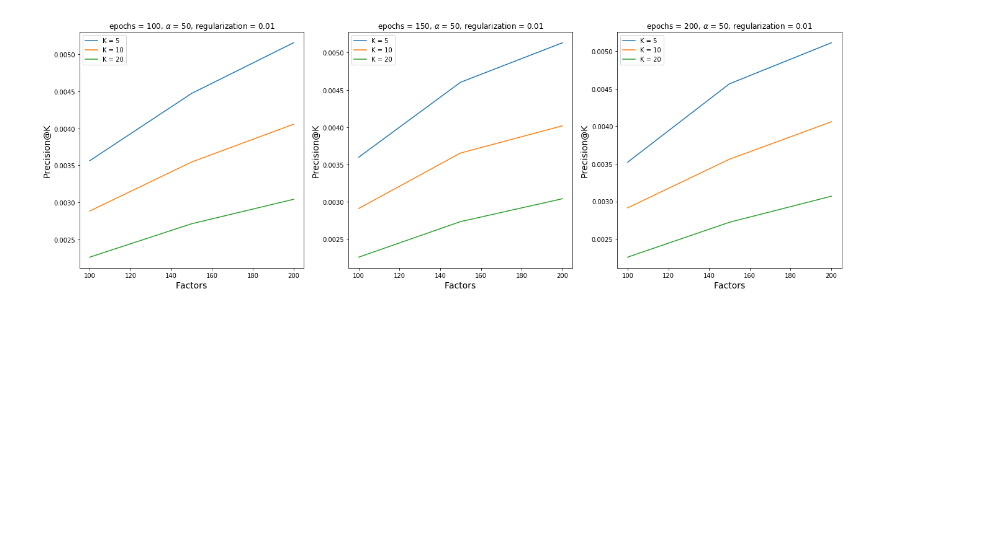
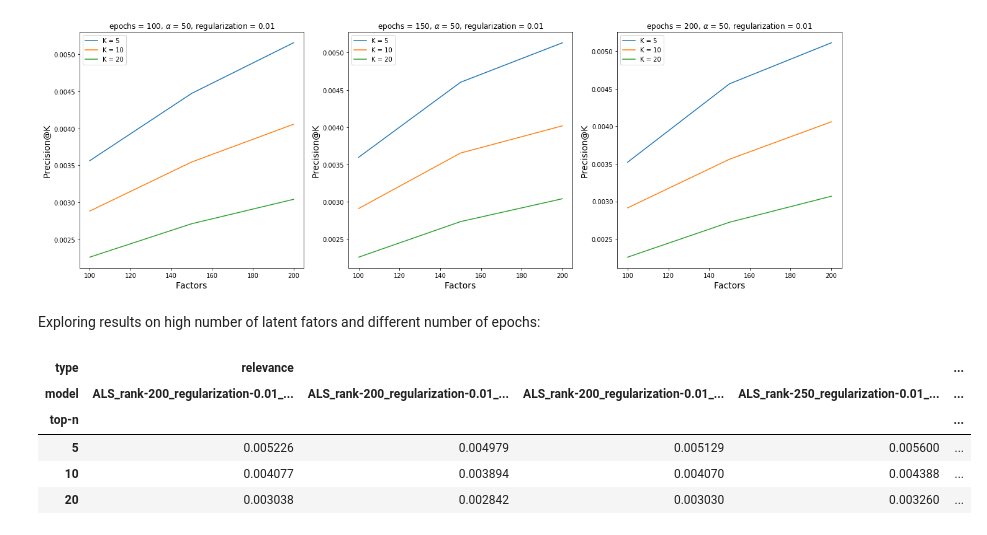
Before and after one commit to dKustura/kiva-cf, a Jupyter notebook: Result analysis.ipynb, the cells around one changed output. Saved outputs shown, nothing was run; the diff lists cells and outputs as text; code cells hidden in the pictures; blank space fills up the shorter version.

```diff
--- a/Result analysis.ipynb
+++ b/Result analysis.ipynb
@@ -26,6 +26,7 @@ result_1 = pickle.load(open("eval_results/result_1.p", "rb"))
 result_2 = pickle.load(open("eval_results/result_2.p", "rb"))
 result_3 = pickle.load(open("eval_results/result_3.p", "rb"))
 result_4 = pickle.load(open("eval_results/result_4.p", "rb"))
+result_5 = pickle.load(open("eval_results/result_5.p", "rb"))
 # %%
 scores_1 = result_1.mean(axis=0, level=['top-n', 'model'])
 scores_2 = result_2.mean(axis=0, level=['top-n', 'model'])
@@ -448,3 +450,15 @@ plt.legend(['K = 5', 'K = 10', 'K = 20'], loc='upper left')
 plt.show()
 # %% [output]
 [figure]
+# %% [markdown]
+Exploring results on high number of latent fators and different number of epochs:
+# %%
+precisions_5 = scores_5.xs('precision', level='metric', axis=1).unstack('model')
+precisions_5
+# %% [output]
+| type | relevance |  |  |  | ... |
+| model | ALS_rank-200_regularization-0.01_... | ALS_rank-200_regularization-0.01_... | ALS_rank-200_regularization-0.01_... | ALS_rank-250_regularization-0.01_... | ... |
+| top-n |  |  |  |  | ... |
+| 5 | 0.005226 | 0.004979 | 0.005129 | 0.005600 | ... |
+| 10 | 0.004077 | 0.003894 | 0.004070 | 0.004388 | ... |
+| 20 | 0.003038 | 0.002842 | 0.003030 | 0.003260 | ... |
```
Also changed, not shown: parts of 5 cells of this notebook, 3 other files.
